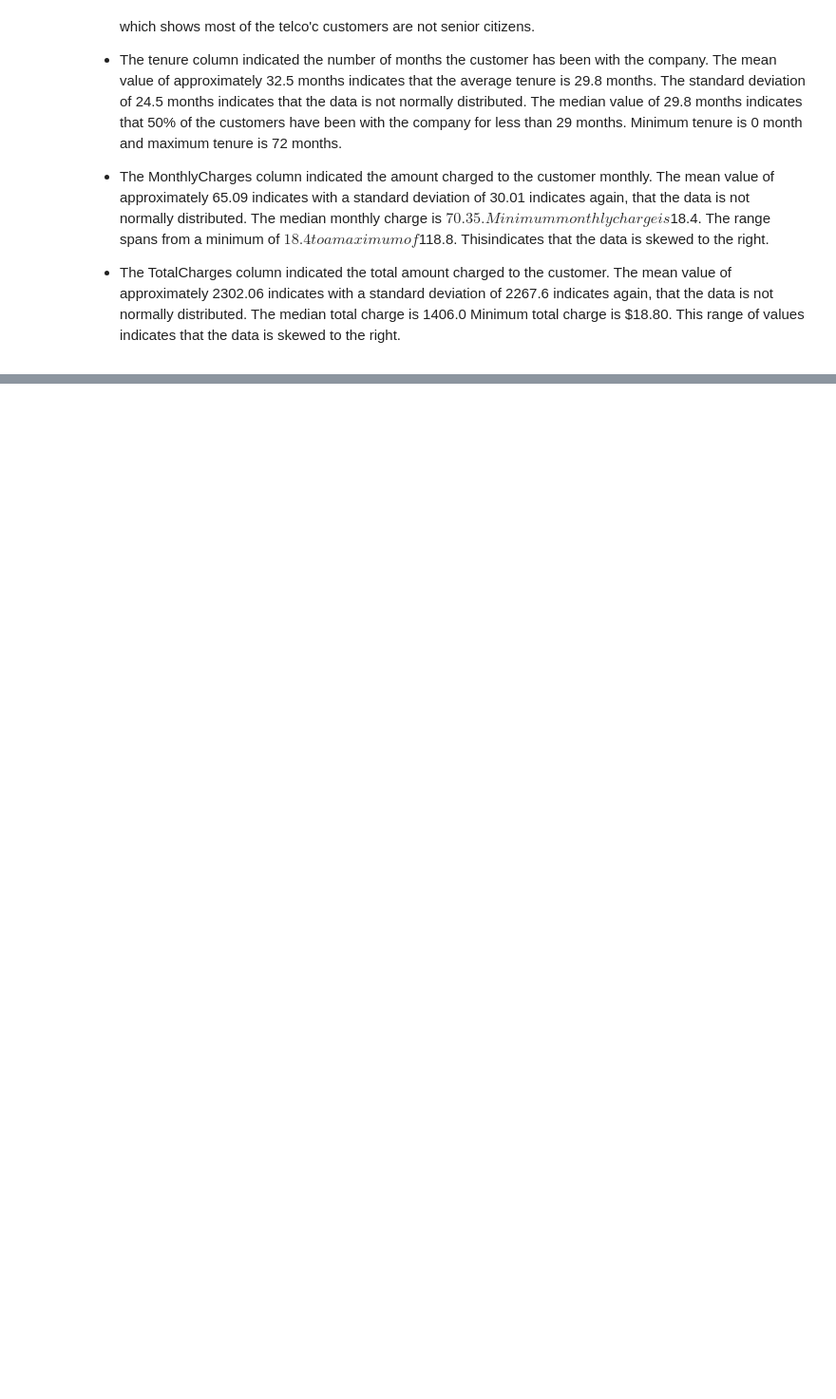
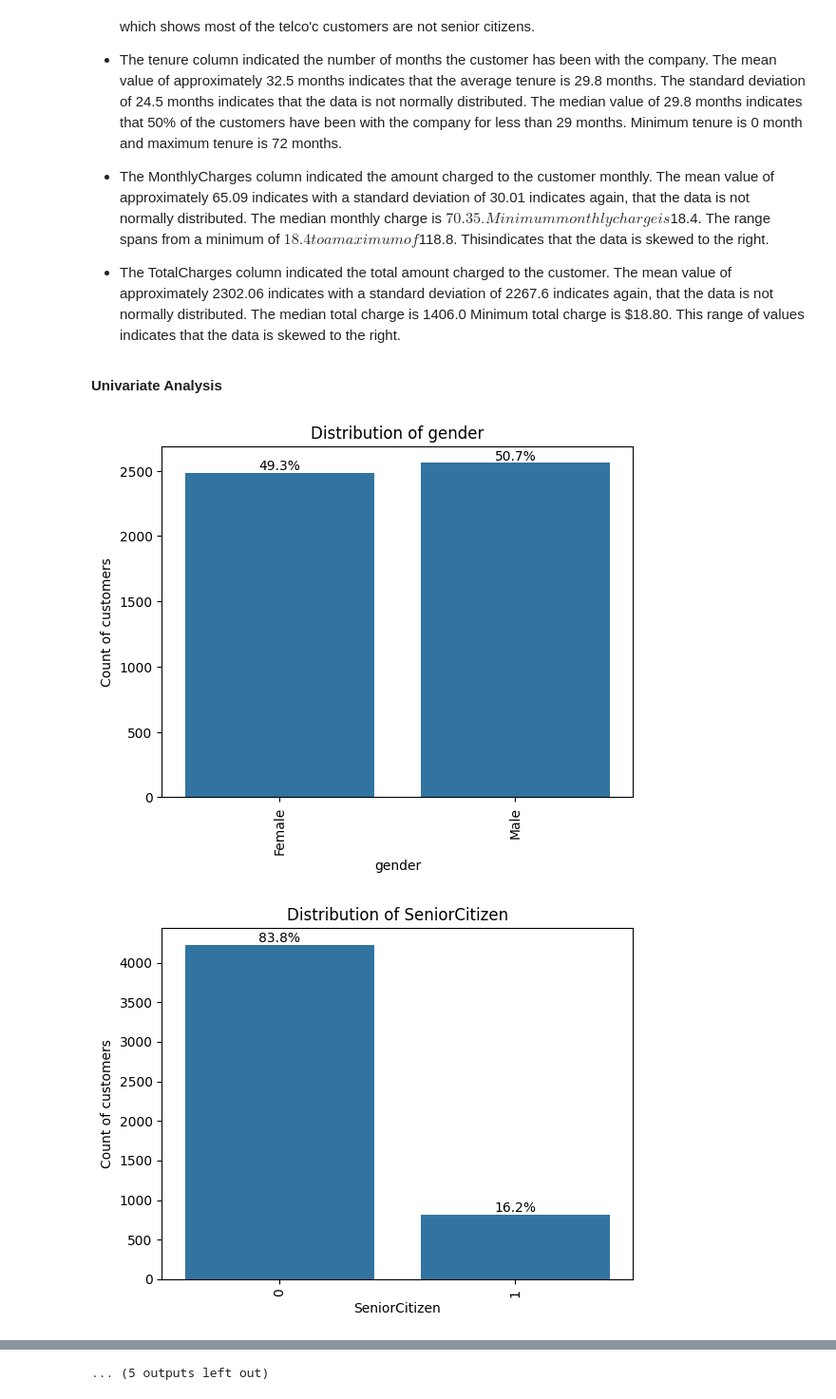
Before and after one commit to FUNMS/Customer-Churn-Analysis, a Jupyter notebook: notebooks/main.ipynb, the cells around one changed output, grey strips where cells are left out. Shown at 95% size. Drawn from its saved outputs; the diff is of its cells as text; code cells hidden in the pictures; blank space fills up the shorter version.

```diff
--- a/notebooks/main.ipynb
+++ b/notebooks/main.ipynb
@@ -561,3 +558,27 @@ train_data.describe(include='object').T
 - The MonthlyCharges column indicated the amount charged to the customer monthly. The mean value of approximately 65.09 indicates with a standard deviation of 30.01 indicates again, that the data is not normally distributed. The median monthly charge is $70.35. Minimum monthly charge is $18.4. The range spans from a minimum of $18.4 to a maximum of $118.8. Thisindicates that the data is skewed to the right.
 
 - The TotalCharges column indicated the total amount charged to the customer. The mean value of approximately 2302.06 indicates with a standard deviation of 2267.6 indicates again, that the data is not normally distributed. The median total charge is 1406.0 Minimum total charge is $18.80. This range of values indicates that the data is skewed to the right.
+# %% [markdown]
+**Univariate Analysis**
+# %%
+# Distribution of categorical variables in train data set
+for i, predictor in enumerate(train_data.drop(columns=['TotalCharges', 'MonthlyCharges', 'customerID', 'tenure']).columns):
+    plt.figure(i)
+    ax = sns.countplot(data=train_data, x=predictor)
+    plt.xticks(rotation=90)
+    plt.title(f'Distribution of {predictor}')
+    plt.xlabel(f'{predictor}')
+    plt.ylabel('Count of customers')
+
+    total = len(train_data)
+    for p in ax.patches:
+        percentage = f'{100 * p.get_height() / total:.1f}%'
+        ax.annotate(percentage,
+                    (p.get_x() + p.get_width() / 2., p.get_height()),
+                    ha='center', va='center', fontsize=10, color='black',
+                    xytext=(0, 5), textcoords='offset points')
+
+    plt.show()
+# %% [output]
+[figure, added]
+[figure, added]
@@ -563,0 +595 @@ train_data.describe(include='object').T
+... (5 outputs left out)
```
Also changed, not shown: parts of 12 cells of this notebook.
